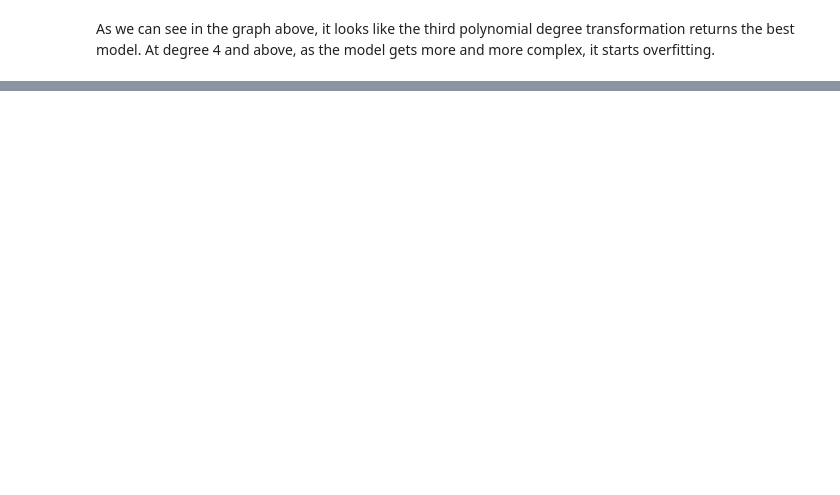
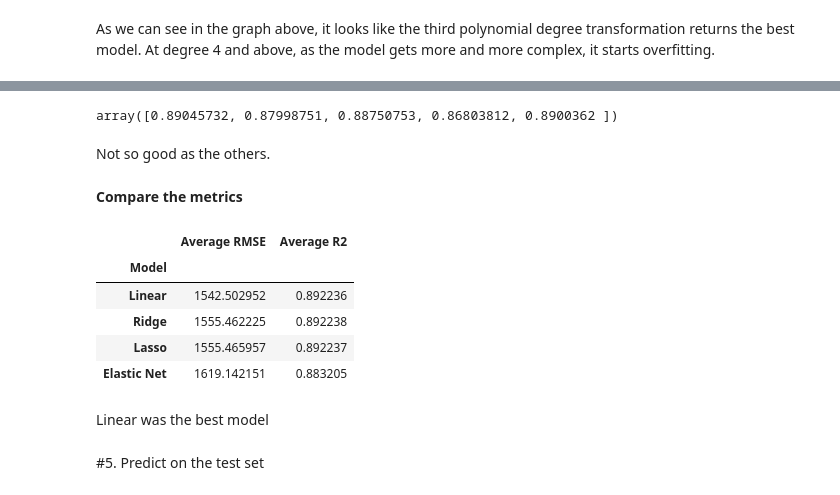
Before and after one commit to kston/ford_regression_regularization, a Jupyter notebook: Ford_Dataset_Linear_Regr_and_Regul.ipynb, the cells around one changed output, grey strips where cells are left out. Cells and saved outputs as stored; diff of their text form; code cells hidden in the pictures; blank space fills up the shorter version.

```diff
--- a/Ford_Dataset_Linear_Regr_and_Regul.ipynb
+++ b/Ford_Dataset_Linear_Regr_and_Regul.ipynb
@@ -824,0 +1057,4 @@ Using the transform method we can use the same mean and variance as it is calcul
+# %%
+# Store the metrics
+metrics['Average RMSE'].append(las_rmse['Average RMSE'].values[0])
+metrics['Average R2'].append(np.mean(las_r2_scores))
@@ -824,0 +1065,15 @@ Using the transform method we can use the same mean and variance as it is calcul
+# %%
+# Blank dictionary to add in metrics
+elasticnet_scores = {}
+
+# Iterate over different alphas
+for d in [1, 2, 3]:
+    for a in [0.005, 0.01, 0.05, 0.1, 0.3, 1, 3, 5, 10]:
+        score = cross_val_score(XPipe(X)
+                                .model_pipe(ElasticNet(alpha=a, max_iter=100000), degree=d),
+                                X, y, cv=kf, scoring='neg_mean_squared_error')
+        elasticnet_scores[f'Degree = {d}, alpha = {a}'] = np.mean(np.sqrt(-score))
+
+# Create an error table and print it out (first 5 rows)
+elasticnet_rmse = pd.DataFrame.from_dict(elasticnet_scores, orient='index', columns=['Average RMSE']).sort_values('Average RMSE')
+elasticnet_rmse.head(5)
@@ -824,0 +1087,31 @@ Using the transform method we can use the same mean and variance as it is calcul
+# %%
+# Calculate average R squared
+elasticnet_r2_scores = cross_val_score(XPipe(X)
+                                       .model_pipe(ElasticNet(alpha= 0.005, max_iter=100000), degree=3),
+                                       X, y, cv=kf)
+elasticnet_r2_scores
+# %% [output]
+array([0.89045732, 0.87998751, 0.88750753, 0.86803812, 0.8900362 ])
+# %%
+# Store the metrics
+metrics['Average RMSE'].append(elasticnet_rmse['Average RMSE'].values[0])
+metrics['Average R2'].append(np.mean(elasticnet_r2_scores))
+# %% [markdown]
+Not so good as the others.
+# %% [markdown]
+**Compare the metrics**
+# %%
+# Create a comparison table
+metrics['Model'] = ['Linear', 'Ridge', 'Lasso', 'Elastic Net']
+pd.DataFrame.from_dict(metrics).set_index('Model').sort_values('Average RMSE')
+# %% [output]
+|  | Average RMSE | Average R2 |
+| Model |  |  |
+| Linear | 1542.502952 | 0.892236 |
+| Ridge | 1555.462225 | 0.892238 |
+| Lasso | 1555.465957 | 0.892237 |
+| Elastic Net | 1619.142151 | 0.883205 |
+# %% [markdown]
+Linear was the best model
+# %% [markdown]
+#5. Predict on the test set
```
Also changed, not shown: parts of 32 cells of this notebook.
